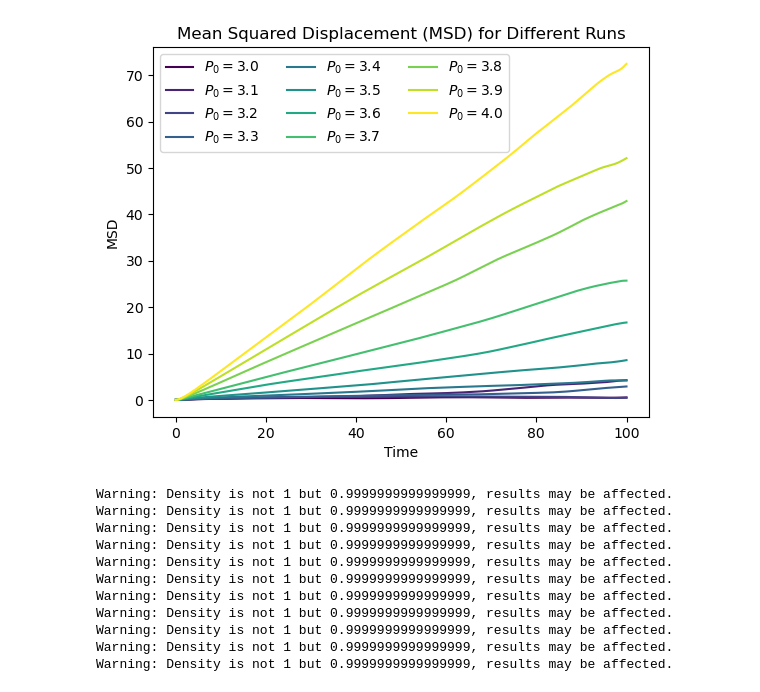
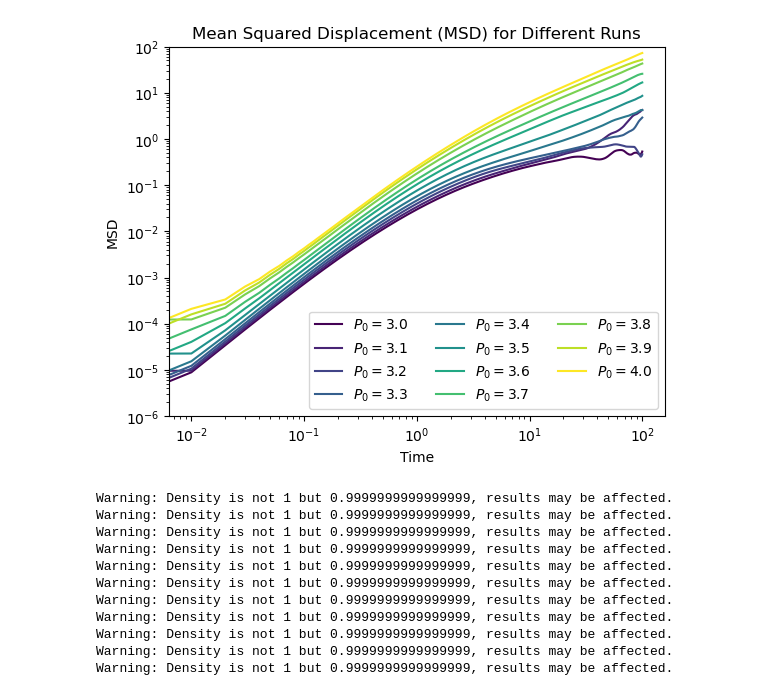
Before and after one commit to benjaminlaier/spv-simulation, a Jupyter notebook: analysis.ipynb, the cells around one changed output. Cells and saved outputs as stored; diff of their text form; code cells hidden in the pictures.

```diff
--- a/analysis.ipynb
+++ b/analysis.ipynb
@@ -1,30 +1,30 @@
 # %%
 from simulation.analysis import compute_msd_unwrapped
 from matplotlib import pyplot as plt
 import numpy as np
 from tqdm.notebook import tqdm
 runs = ['P_0_3.0', 'P_0_3.1', 'P_0_3.2', 'P_0_3.3', 'P_0_3.4', 'P_0_3.5', 'P_0_3.6', 'P_0_3.7', 'P_0_3.8', 'P_0_3.9', 'P_0_4.0']
 # runs = ['P_0_3.4']
 dt = 0.01  # Time step
 for run in tqdm(runs):
-    msd = compute_msd_unwrapped(run, com = com)
+    msd = compute_msd_unwrapped(run, com = True)
     time = np.linspace(0, (len(msd) - 1)*dt, len(msd))
     np.save(f'analysis\{run}_msd.npy', msd)
     np.save('analysis/time.npy', time)
     color = 'blue'  # Use a single color for all runs
     color = plt.cm.viridis(runs.index(run) / (len(runs) - 1))
 
     plt.plot(time, msd, label=r'$P_0 =$'+run[-3:], color=color)
-# plt.xscale('log')
-# plt.yscale('log')
+plt.xscale('log')
+plt.yscale('log')
 plt.legend(loc='best', ncol=3)
 plt.xlabel('Time')
 plt.ylabel('MSD')
-# plt.ylim(1e-6, 1e2)
+plt.ylim(1e-6, 1e2)
 plt.title('Mean Squared Displacement (MSD) for Different Runs')
 plt.show()
 # %% [output]
-[figure, old version]
+[figure, new version]
 # %%
 from simulation.analysis import rdf_pol_alignment_avg
 from matplotlib import pyplot as plt
```
Also changed, not shown: 3 other files.
